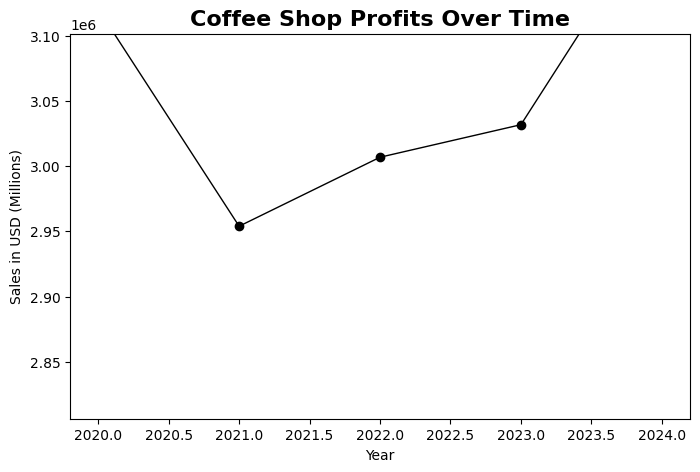
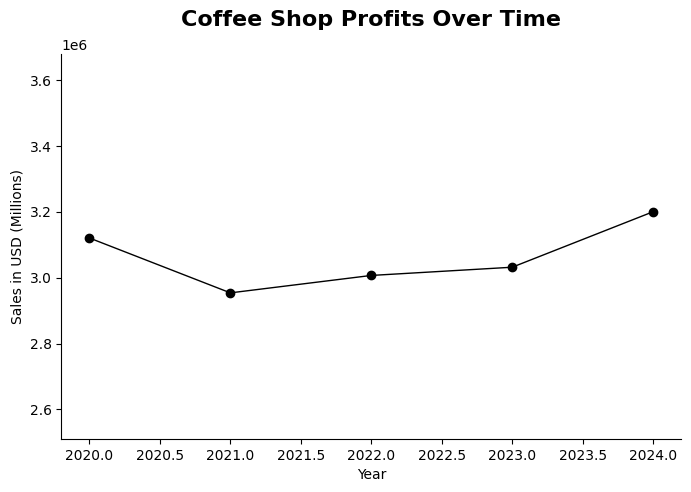
The notebook cell's code change between the first figure and the second:
--- before
+++ after
@@ -5,11 +5,12 @@
 
 plt.plot(subset["Year"], subset["Sales"], color="black", linewidth=1, marker="o")
-#plt.ylim(subset["Sales"].min(0, 7))
-#plt.ylim(subset["Sales"].min() * 0.98, subset["Sales"].min() * 1.02)  # extreme truncation
-plt.ylim(subset["Sales"].min(), subset["Sales"].min())
+plt.ylim(subset["Sales"].min() *.85, subset["Sales"].max() *1.15)
 plt.xlabel("Year", color="black")
 plt.ylabel("Sales in USD (Millions)", color="black")
-plt.title("Coffee Shop Profits Over Time", fontsize=16, fontweight="bold", color="black")
+plt.title("Coffee Shop Profits Over Time", fontsize=16, fontweight="bold", color="black", pad=20)
 plt.xticks(fontsize=10)
 plt.yticks(fontsize=10)
+ax = plt.gca()
+ax.spines["top"].set_visible(False)
+ax.spines["right"].set_visible(False)
 plt.show()

Commit: submitting completed assignment